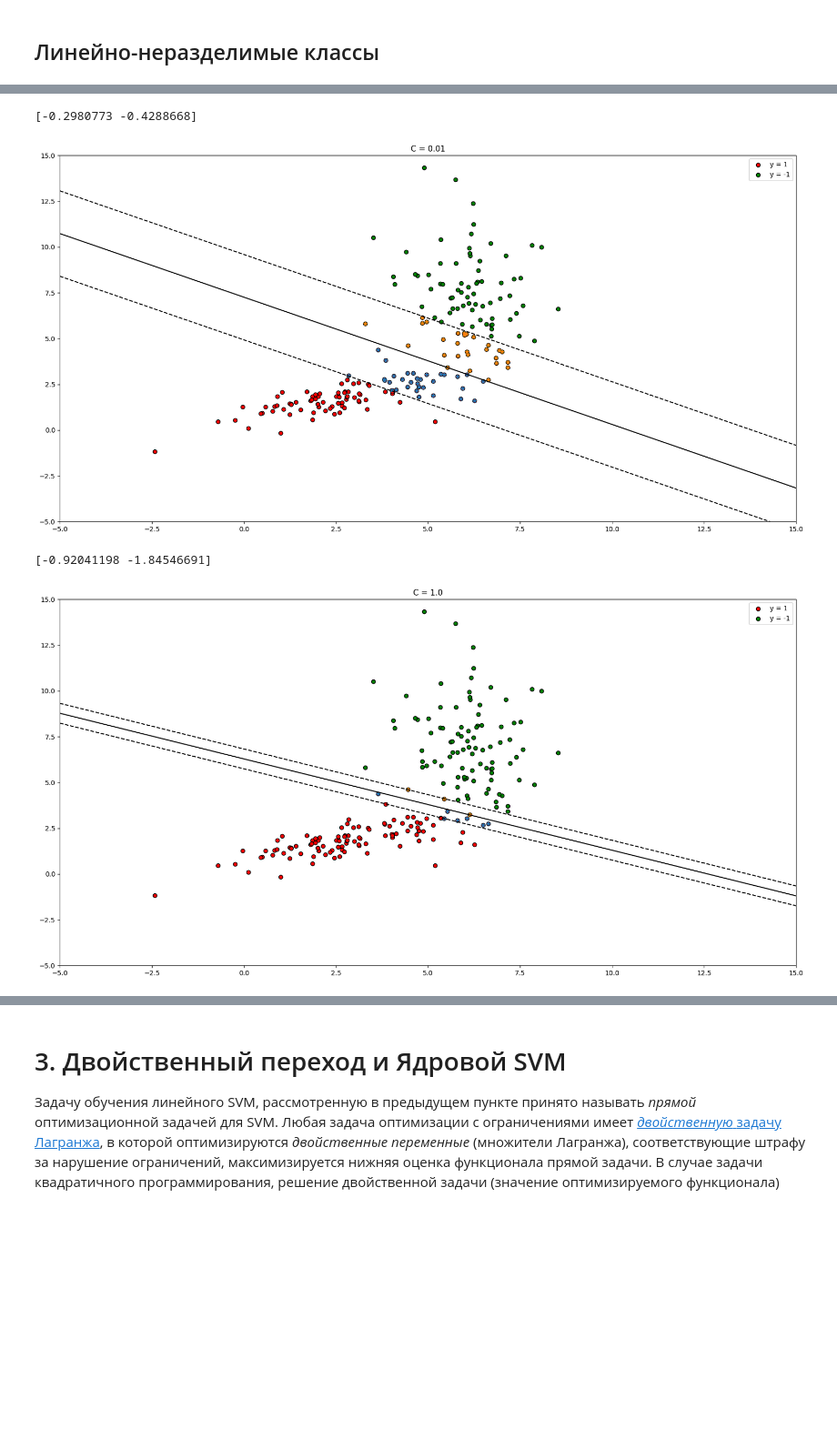
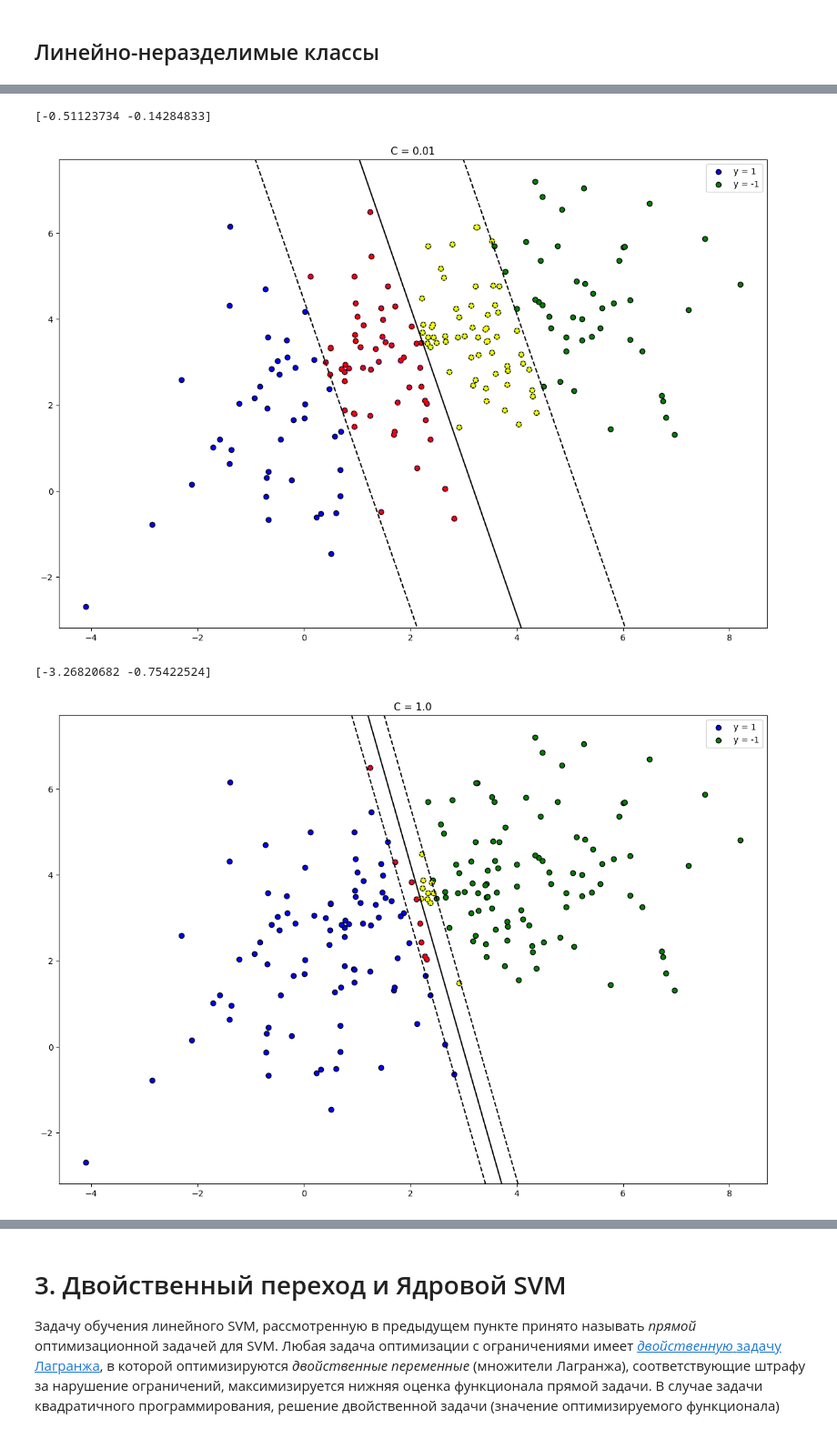
Before and after one commit to avmorozova/MachineLearning2023, a Jupyter notebook: homework03/Лабораторная работа 3. Машина опорных векторов (SVM) .ipynb, the cells around one changed output, grey strips where cells are left out. Shown at 91% size. Saved outputs shown, nothing was run; the diff lists cells and outputs as text; code cells hidden in the pictures; blank space fills up the shorter version.

```diff
--- a/homework03/Лабораторная работа 3. Машина опорных векторов (SVM) .ipynb
+++ b/homework03/Лабораторная работа 3. Машина опорных векторов (SVM) .ipynb
@@ -285,8 +283,8 @@ class LinearSVM(BaseEstimator):
         #raise NotImplementedError()
 
     def predict_proba(self, X):
-        return (dot(X, self.weights) + self.bias).flatten()
+        return (np.dot(X, self.weights) + self.bias).flatten()
 
     def predict(self, X):
-        return sign(self.predict_proba(X))
+        return np.sign(self.predict_proba(X))
 # %%
@@ -360,23 +359,23 @@ for i in range(len(C1)):
 # %% [markdown]
 ## Линейно-неразделимые классы
 # %%
-plt.figure(figsize=(20, 10))
-mean0 = [5, 5]
-cov0 = [[1, 2], [0, 2]]  # diagonal covariance
-data0 = np.random.multivariate_normal(mean0, cov0, 100)
+plt.figure(figsize=(15, 10))
+mean0 = [4, 4]
+cov0 = [[3, 1], [1, 3]]  # diagonal covariance
+X_0 = np.random.multivariate_normal(mean0, cov0, 100)
 
-mean1 = [3, 2]
-cov1 = [[3, 1], [2, 1]]
+mean1 = [1, 3]
+cov1 = [[3, 1], [1, 3]]
 X_1 = np.random.multivariate_normal(mean1, cov1, 100)
 
-X = np.vstack((X_0, X_1))
-y = np.hstack((-np.ones(X_0.shape[0]), np.ones(X_0.shape[0])))
+X2 = np.vstack((X_0, X_1))
+y2 = np.hstack((-np.ones(X_0.shape[0]), np.ones(X_0.shape[0])))
 
-plt.scatter(X_0[:, 0], X_0[:, 1], c='red', edgecolor='k')
+plt.scatter(X_0[:, 0], X_0[:, 1], c='blue', edgecolor='k')
 plt.scatter(X_1[:, 0], X_1[:, 1], c='green', edgecolor='k')
 plt.legend(['y = -1', 'y = 1'])
-axes = plt.gca()
-axes.set_xlim([-5,15])
-axes.set_ylim([-5,10])
+
+plt.xlim([min(X2[:, 0]) - 0.5, max(X2[:, 0]) + 0.5])
+plt.ylim([min(X2[:, 1]) - 0.5, max(X2[:, 1]) + 0.5])
 plt.show()
 # %% [output]
@@ -384,39 +383,39 @@ plt.show()
 # %%
 C1 = 10. ** np.array([-2, 0, 2])
+X, y = X2, y2
 for i in range(len(C1)):
     C = C1[i]
     model = LinearSVM(C)
     model.fit(X, y)
     weights = model.weights
     bias = model.bias
     ksi = model.ksi
     y = model.predict(X)
-    plt.figure(figsize=(20, 10))
-    plt.scatter(X[(y == 1), 0], X[(y == 1), 1], c='red', edgecolor='k')
+    plt.figure(figsize=(15, 10))
+    plt.scatter(X[(y == 1), 0], X[(y == 1), 1], c='blue', edgecolor='k')
     plt.scatter(X[(y == -1), 0], X[(y == -1), 1], c='green', edgecolor='k')
     plt.legend(['y = 1', 'y = -1'])
 
     X_V = model.predict_proba(X)
     ind = (y * X_V <= 1) * (y * X_V >= -1)
     vect_0 = X[(y == 1) * ind]
     vect_1 = X[(y == -1) * ind]
 
-    plt.scatter(vect_0[:, 0], vect_0[:, 1],  marker = '*')
-    plt.scatter(vect_1[:, 0], vect_1[:, 1],  marker = '*')
+    plt.scatter(vect_0[:, 0], vect_0[:, 1], c='red',  marker = '*')
+    plt.scatter(vect_1[:, 0], vect_1[:, 1], c='yellow', marker = '*')
 
     xx = np.linspace(-5, 15, 3000)
 
     plt.plot(xx, (- weights[0] * xx - bias) / weights[1],  color = "black")
     plt.plot(xx, (- weights[0] * xx - bias + 1) / weights[1],  color = "black", linestyle = '--')
     plt.plot(xx, (- weights[0] * xx - bias - 1) / weights[1],  color = "black", linestyle = '--')
 
-    axes = plt.gca()
-    axes.set_xlim([-5, 15])
-    axes.set_ylim([-5, 15])
+    plt.xlim([min(X[:, 0]) - 0.5, max(X[:, 0]) + 0.5])
+    plt.ylim([min(X[:, 1]) - 0.5, max(X[:, 1]) + 0.5])
     plt.title('C = '+str(C))
     plt.show()
 # %% [output]
-[-0.2980773 -0.4288668]
+[-0.51123734 -0.14284833]
-[figure, old version]
+[figure, new version]
-[-0.92041198 -1.84546691]
+[-3.26820682 -0.75422524]
-[figure, old version]
+[figure, new version]
```
Also changed, not shown: parts of 17 cells of this notebook.
